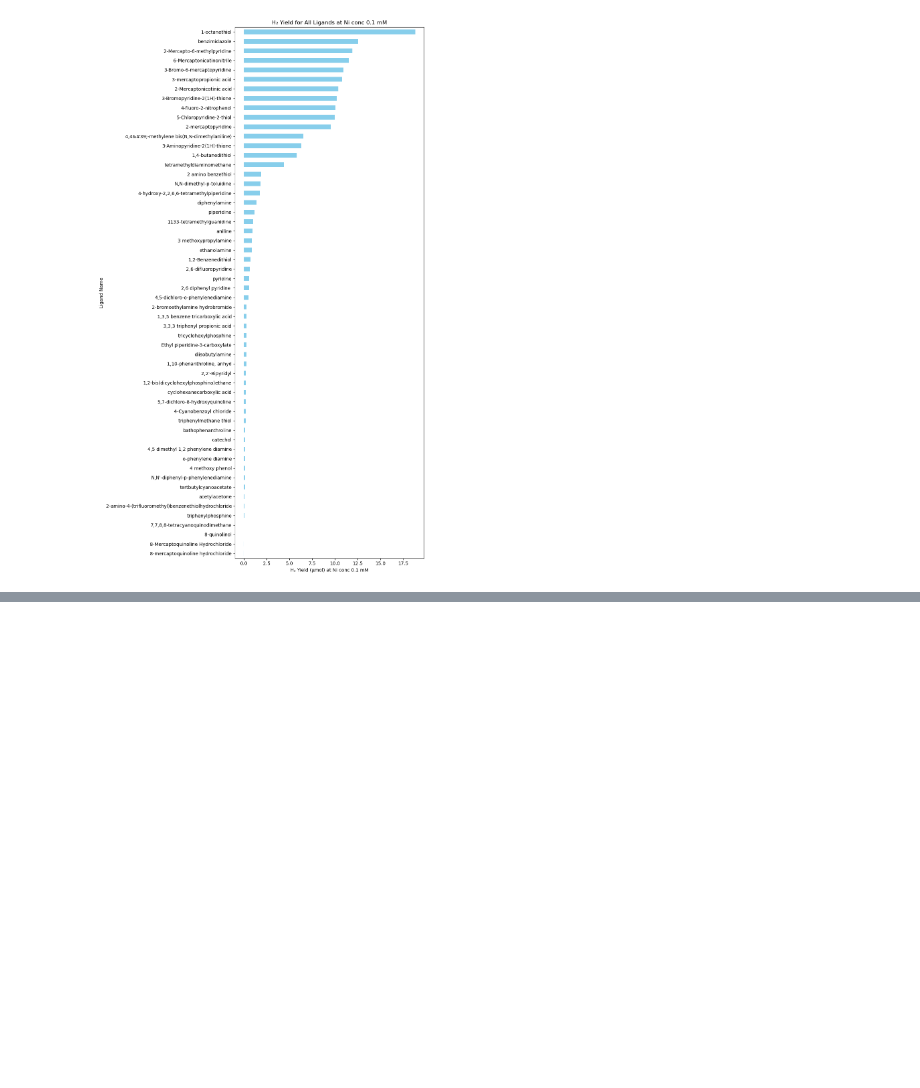
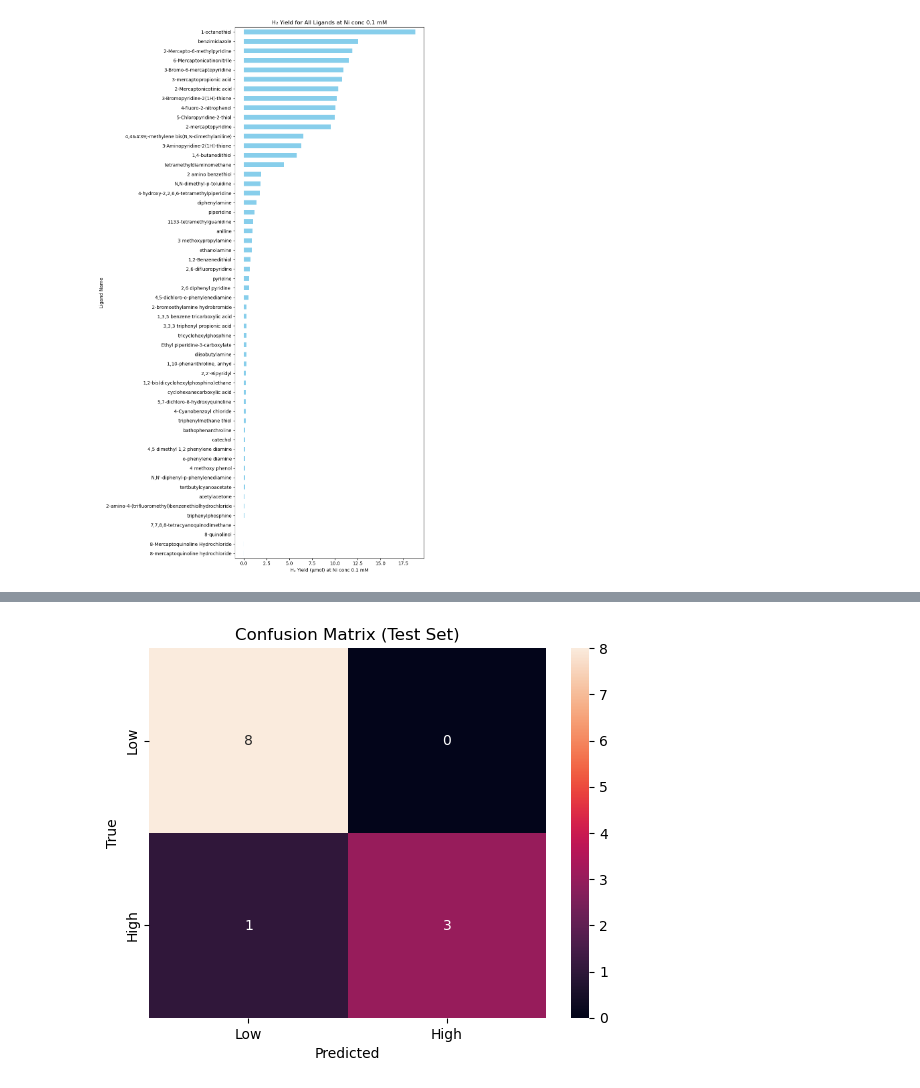
Before and after one commit to kareem-Abdelmaqsoud/HER-metal-complex-ligands, a Jupyter notebook: data_analysis.ipynb, the cells around one changed output, grey strips where cells are left out. Saved outputs shown, nothing was run; the diff lists cells and outputs as text; code cells hidden in the pictures; blank space fills up the shorter version.

Commit message:
classification based on morgan fingerprints

```diff
--- a/data_analysis.ipynb
+++ b/data_analysis.ipynb
@@ -334,0 +96,98 @@ Explained variance ratio by top 10 PCA components: [0.12240507 0.07898959 0.0568
+# %%
+import numpy as np
+import pandas as pd
+from rdkit import Chem
+from rdkit.Chem import AllChem
+from sklearn.model_selection import train_test_split
+from sklearn.ensemble import RandomForestClassifier
+from sklearn.linear_model import LogisticRegression
+from sklearn.metrics import classification_report, confusion_matrix
+import matplotlib.pyplot as plt
+import seaborn as sns
+
+# --- Step 0: Load ligand names and H2 values ---
+ligands = df_ni01["Ligand Name"].values
+h2 = df_ni01["max h2 (umol)"].values
+
+# Handle NaN or negative values
+h2 = np.nan_to_num(h2, nan=0.0)
+h2[h2 < 0] = 0.0
+
+# --- Step 1: Convert H2 to binary classes ---
+# 0 = Low (<=1), 1 = High (>1)
+y = (h2 > 1).astype(int)
+
+# --- Step 2: Convert SMILES to Morgan fingerprints ---
+mols = [Chem.MolFromSmiles(s) for s in df_ni01['SMILES']]
+valid_idx = [i for i, m in enumerate(mols) if m is not None]
+
+mols = [mols[i] for i in valid_idx]
+y = y[valid_idx]
+
+# Compute Morgan fingerprints
+X = np.array([
+    np.array(AllChem.GetMorganFingerprintAsBitVect(m, radius=2, nBits=1024))
+    for m in mols
+])
+
+print("Fingerprint matrix shape:", X.shape)
+
+# --- Step 2b: Feature selection using Random Forest ---
+rf = RandomForestClassifier(
+    n_estimators=300,
+    random_state=42,
+    class_weight="balanced"
+)
+rf.fit(X, y)
+
+# Sort features by importance
+importances = rf.feature_importances_
+top_indices = np.argsort(importances)[-15:]  # top 15 most important bits
+top_indices = top_indices[::-1]  # descending order
+
+print("Top 15 important fingerprint bits:", top_indices)
+
+# Reduce X to top 15 fingerprint bits
+X_reduced = X[:, top_indices]
+
+print("Reduced X shape:", X_reduced.shape)
+
+# --- Step 3: Split into train and test sets ---
+X_train, X_test, y_train, y_test = train_test_split(
+    X_reduced, y, test_size=0.2, random_state=42, stratify=y
+)
+
+# --- Step 4: Train Logistic Regression classifier ---
+clf = LogisticRegression(
+    class_weight='balanced',
+    random_state=42,
+    max_iter=500
+)
+clf.fit(X_train, y_train)
+
+# --- Step 5: Evaluate on test set ---
+y_pred = clf.predict(X_test)
+print("Test set classification report:")
+print(classification_report(y_test, y_pred, target_names=["Low", "High"]))
+
+cm = confusion_matrix(y_test, y_pred)
+sns.heatmap(cm, annot=True, fmt='d',
+            xticklabels=["Low","High"], yticklabels=["Low","High"])
+plt.xlabel("Predicted")
+plt.ylabel("True")
+plt.title("Confusion Matrix (Test Set)")
+plt.show()
+
+# --- Step 6: Evaluate on training set ---
+y_train_pred = clf.predict(X_train)
+print("Training set classification report:")
+print(classification_report(y_train, y_train_pred, target_names=["Low", "High"]))
+
+cm_train = confusion_matrix(y_train, y_train_pred)
+sns.heatmap(cm_train, annot=True, fmt='d',
+            xticklabels=["Low","High"], yticklabels=["Low","High"])
+plt.xlabel("Predicted")
+plt.ylabel("True")
+plt.title("Confusion Matrix (Training Set)")
+plt.show()
+# %% [output]
@@ -334,0 +223 @@ Explained variance ratio by top 10 PCA components: [0.12240507 0.07898959 0.0568
+[figure, added]
```
Also changed, not shown: parts of 7 cells of this notebook, 1 other file.
